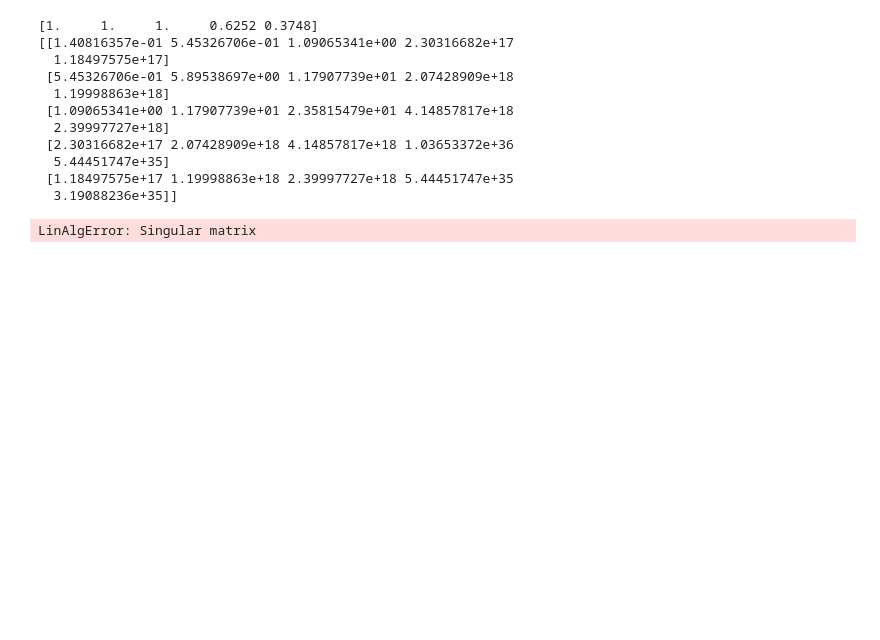
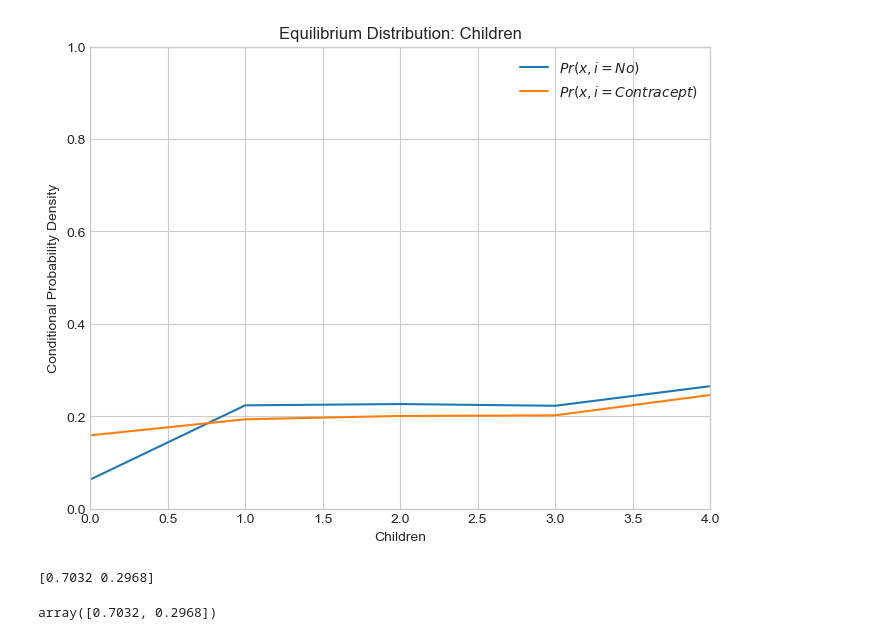
Before and after one commit to juliekrabek123/dynamic_cbjk, a Jupyter notebook: test-copy.ipynb, the cells around one changed output. Saved outputs shown, nothing was run; the diff lists cells and outputs as text; code cells hidden in the pictures; blank space fills up the shorter version.

```diff
--- a/test-copy.ipynb
+++ b/test-copy.ipynb
@@ -186,21 +227,35 @@ NameError: name 'll' is not defined
-# %%
-theta0 = [1,1,1] + model.p.tolist()
-res = optimize.minimize(estimate.ll,theta0, args = (model,solver,data,['mu','eta2', 'eta3']), method = 'trust-ncg',jac = estimate.grad, hess = estimate.hes, tol = 1e-8)
-print(res.x)
-
-h = estimate.hes(res.x, model, solver,data, pnames) # Hessian
-print(h)
-Avar = np.linalg.inv(h*samplesize) # Variance-Covariance matrix from information matrix equality
-# %% [output]
-[1.     1.     1.     0.6252 0.3748]
-[[1.40816357e-01 5.45326706e-01 1.09065341e+00 2.30316682e+17
-  1.18497575e+17]
- [5.45326706e-01 5.89538697e+00 1.17907739e+01 2.07428909e+18
-  1.19998863e+18]
- [1.09065341e+00 1.17907739e+01 2.35815479e+01 4.14857817e+18
-  2.39997727e+18]
- [2.30316682e+17 2.07428909e+18 4.14857817e+18 1.03653372e+36
-  5.44451747e+35]
- [1.18497575e+17 1.19998863e+18 2.39997727e+18 5.44451747e+35
-  3.19088236e+35]]
-LinAlgError: Singular matrix
+# %%
+# Update the values with the estimated parameters
+# do_settings = {
+#     'n': 900,
+#     'mu': -0.12,
+#     'eta2': 0.15,
+#     'eta3': -0.05,
+#     'p': model.p
+# }
+
+
+
+ev,pk = solver.poly(model.bellman, beta = model.beta, output=2)
+
+# Find the probability functions
+pp, pp_K, pp_R = model.eqb(pk)
+
+fig = plt.figure(figsize=(8,6))
+ax = fig.add_subplot(1,1,1)
+
+ax.plot(model.grid*(model.max)/model.n,pp_K/sum(pp_K))
+ax.plot(model.grid*(model.max)/model.n,pp_R/sum(pp_R))
+
+
+ax.set_title(f'Equilibrium Distribution: Children')
+ax.set_xlabel("Children")
+ax.set_ylabel("Conditional Probability Density")
+ax.set_xlim(0, 4)
+ax.set_ylim(0, 1)
+
+plt.legend((f'$Pr(x, i=No)$',f'$Pr(x, i=Contracept)$'))
+
+plt.show()
+# %% [output]
+[figure, added]
@@ -206,0 +337,6 @@ LinAlgError: Singular matrix
+# %%
+print(model.p)
+np.abs(model.p)
+# %% [output]
+[0.7032 0.2968]
+array([0.7032, 0.2968])
```
Also changed, not shown: parts of 20 cells of this notebook, 8 other files.
